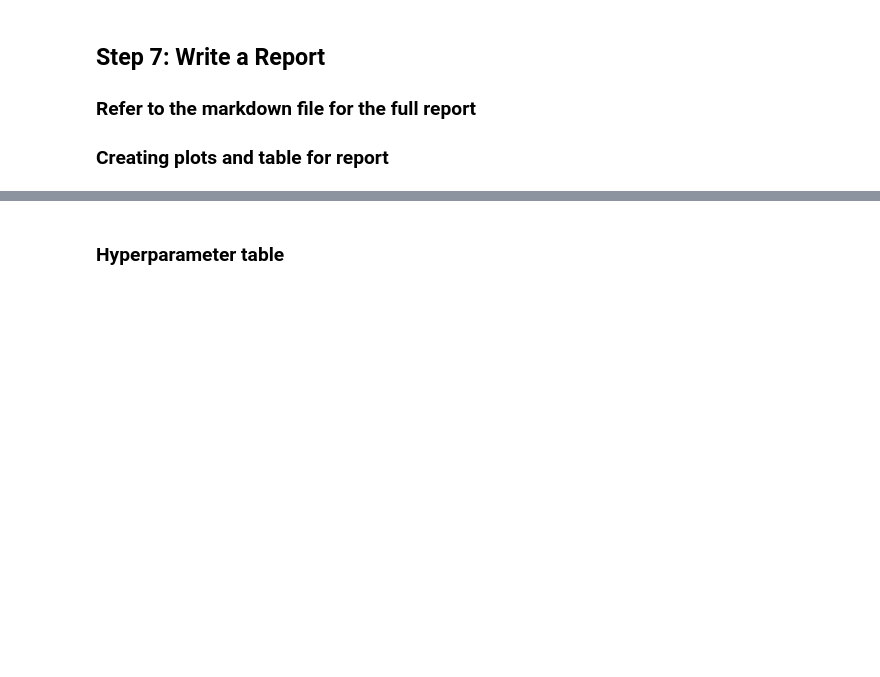
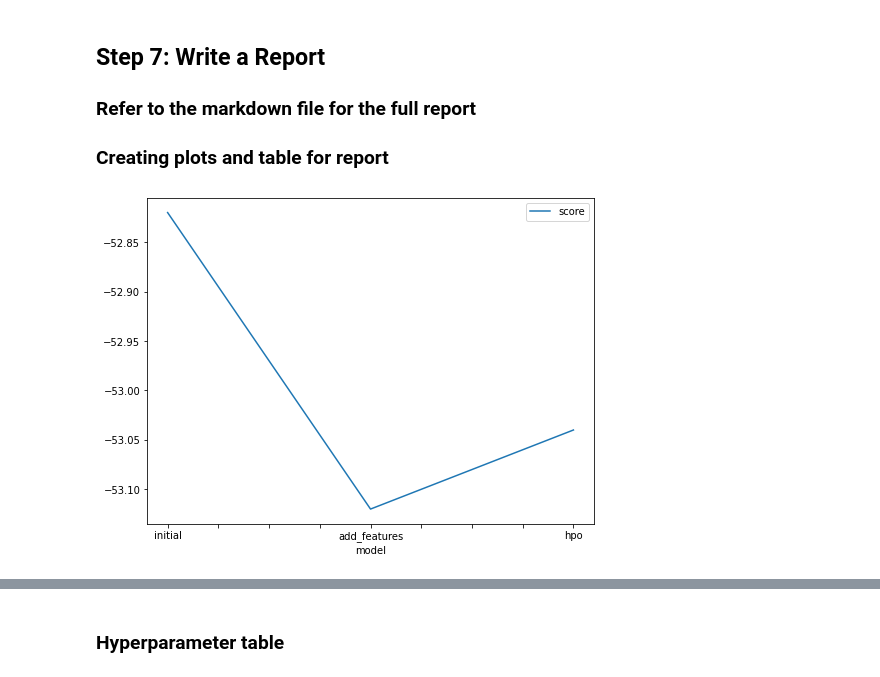
Before and after one commit to avikejriwal/cd0385-project-starter, a Jupyter notebook: project/project-template.ipynb, the cells around one changed output, grey strips where cells are left out. Drawn from its saved outputs; the diff is of its cells as text; code cells hidden in the pictures; blank space fills up the shorter version.

```diff
--- a/project/project-template.ipynb
+++ b/project/project-template.ipynb
@@ -302,13 +529,15 @@ submission_new_hpo.to_csv("submission_new_hpo.csv", index=False)
 # %%
 # Taking the top model score from each training run and creating a line plot to show improvement
 # You can create these in the notebook and save them to PNG or use some other tool (e.g. google sheets, excel)
 fig = pd.DataFrame(
     {
         "model": ["initial", "add_features", "hpo"],
-        "score": [?, ?, ?]
+        "score": [-52.82, -53.12, -53.04]
     }
 ).plot(x="model", y="score", figsize=(8, 6)).get_figure()
 fig.savefig('model_train_score.png')
+# %% [output]
+[figure, added]
 # %%
 # Take the 3 kaggle scores and creating a line plot to show improvement
 fig = pd.DataFrame(
```
Also changed, not shown: parts of 40 cells of this notebook, 4 other files.
